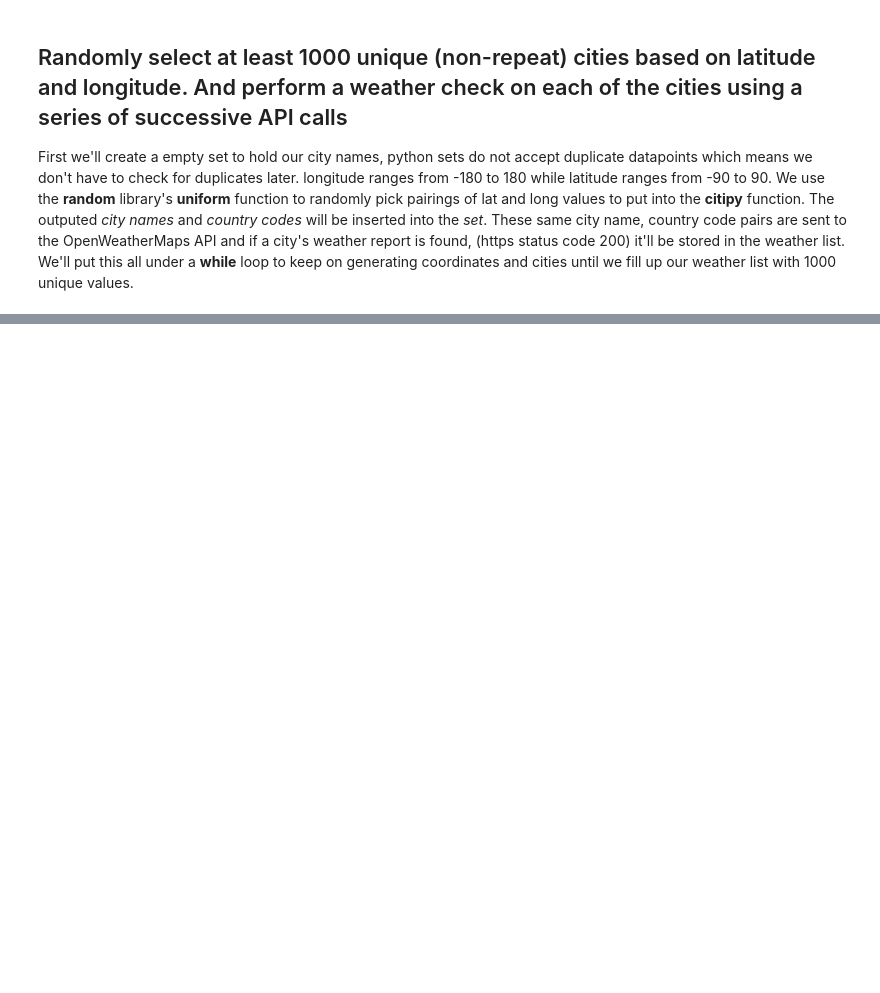
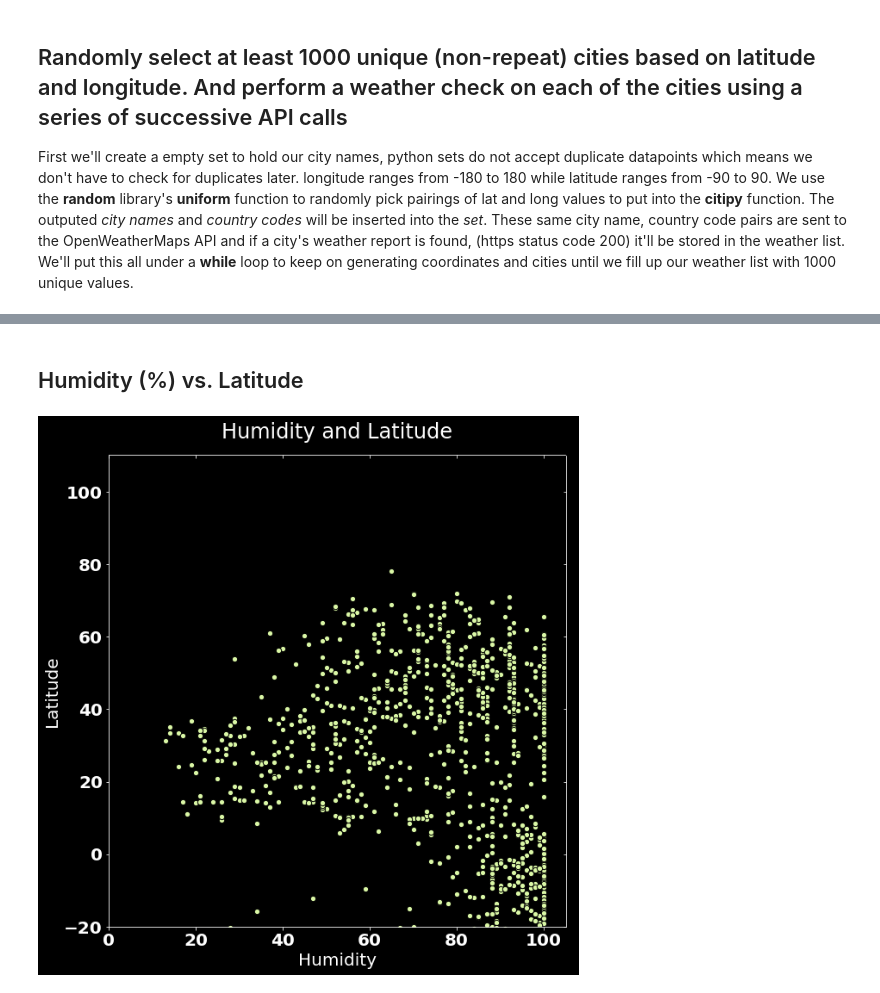
Before and after one commit to coreyclip/WeatherPy, a Jupyter notebook: WeatherPy.ipynb, the cells around one changed output, grey strips where cells are left out. Drawn from its saved outputs; the diff is of its cells as text; code cells hidden in the pictures; blank space fills up the shorter version.

```diff
--- a/WeatherPy.ipynb
+++ b/WeatherPy.ipynb
@@ -184,0 +168,16 @@ df.describe()
+# %% [markdown]
+## Humidity (%) vs. Latitude
+# %%
+
+plt.style.use('dark_background')
+rcParams['axes.titlepad'] = 20
+g = sns.JointGrid(x='humidity', y='lat', data=df, size=9, ratio=100)
+g.plot_joint(plt.scatter, color='#DAF7A6',s=40, edgecolor='black')
+plt.ylim(-20,110)
+plt.xlim(0,105)
+plt.title('Humidity and Latitude')
+plt.xlabel("Humidity")
+plt.ylabel("Latitude")
+plt.show()
+# %% [output]
+[figure, added]
```
Also changed, not shown: parts of 14 cells of this notebook, 7 other files.
